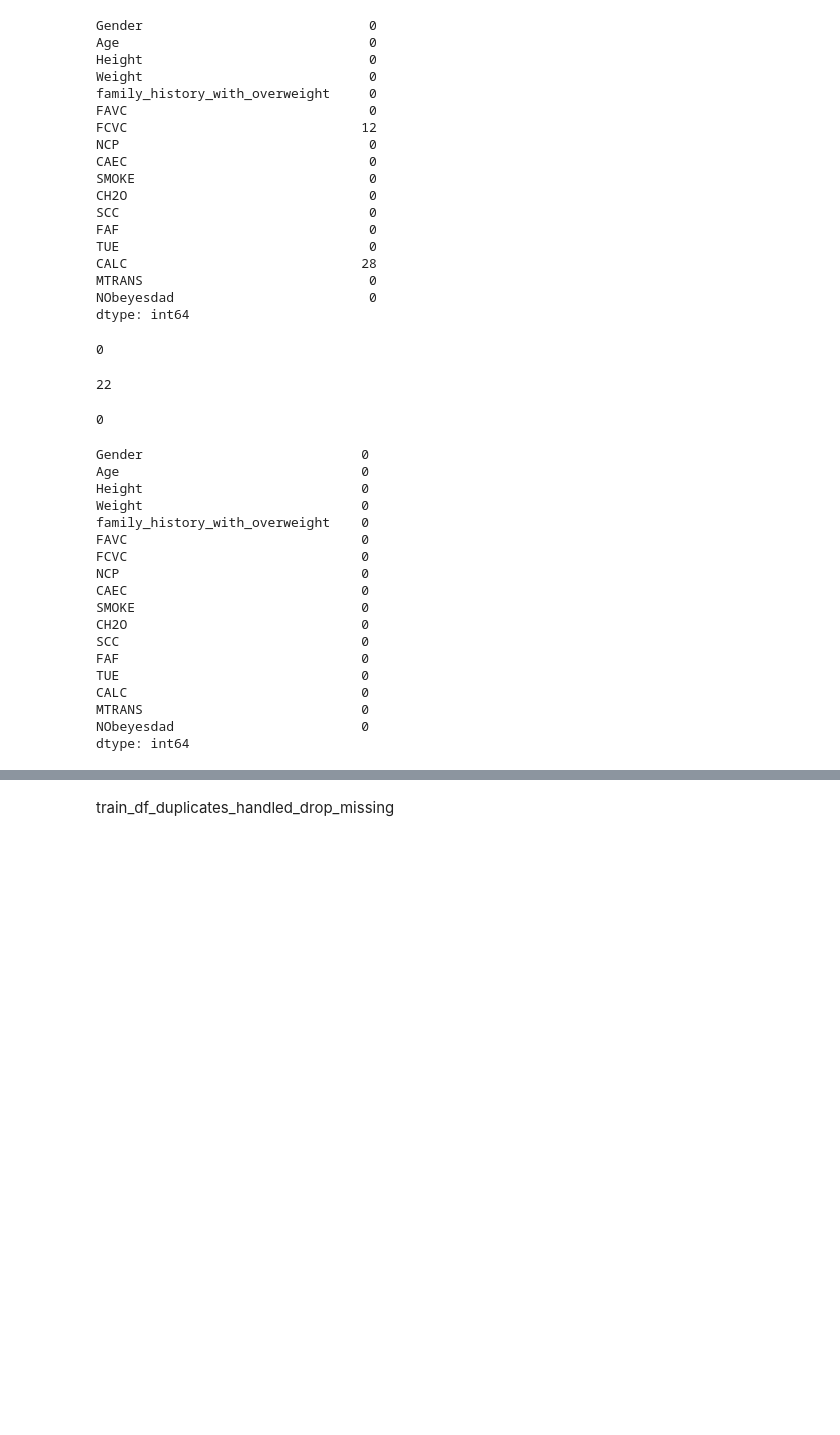
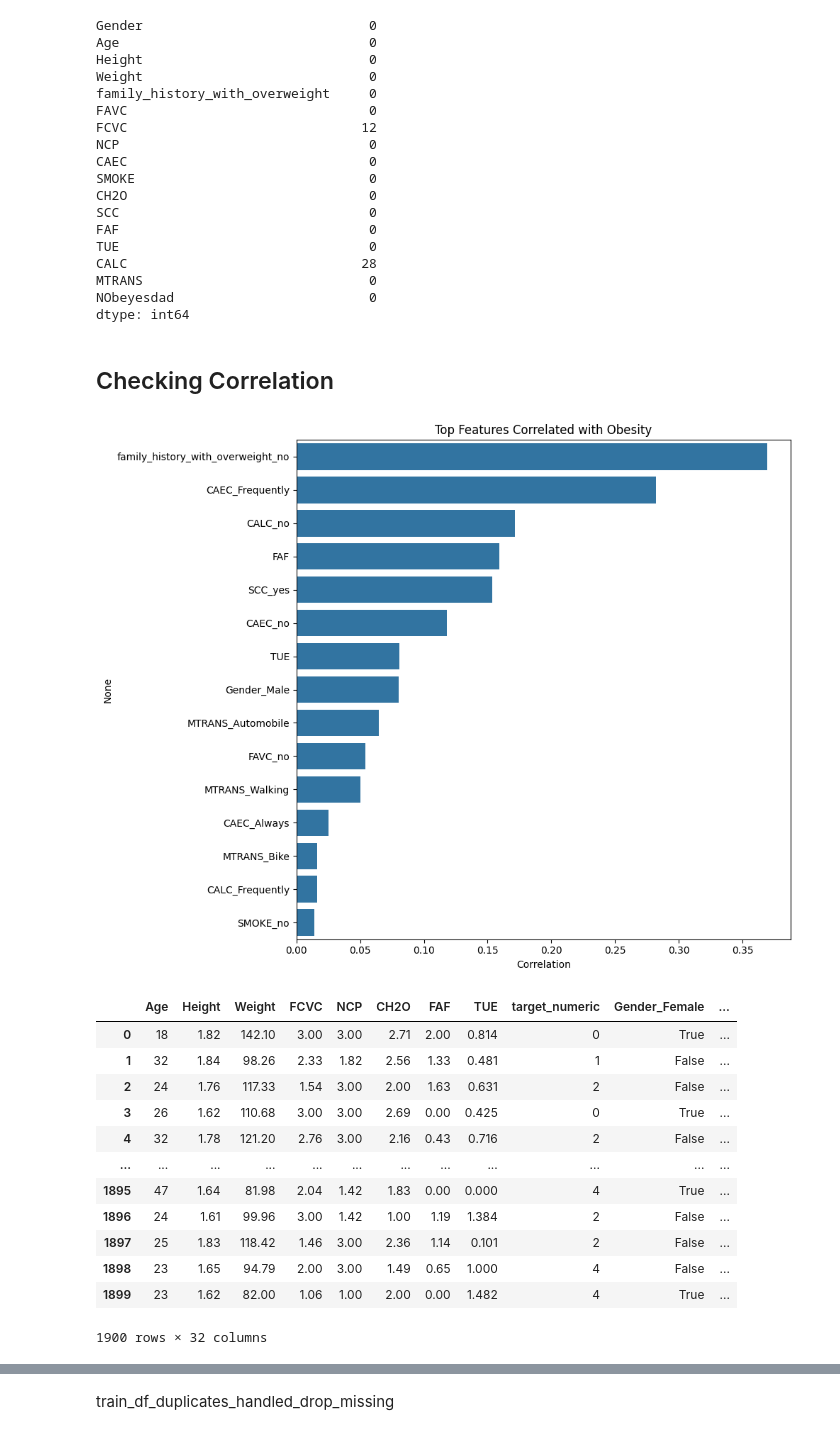
Before and after one commit to expygmalion/ObsMan, a Jupyter notebook: obesityFromScratch.ipynb, the cells around one changed output, grey strips where cells are left out. Drawn from its saved outputs; the diff is of its cells as text; code cells hidden in the pictures; blank space fills up the shorter version.

```diff
--- a/obesityFromScratch.ipynb
+++ b/obesityFromScratch.ipynb
@@ -90,11 +91,3 @@ CALC                              28
 MTRANS                             0
 NObeyesdad                         0
 dtype: int64
-# %%
-print(test_df.duplicated().sum())
-# %% [output]
-0
-# %%
-print(train_df.duplicated().sum())
-# %% [output]
-22
@@ -103,4 +93,0 @@ train_df_duplicates_handled = train_df.drop_duplicates()
-# %%
-print(train_df_duplicates_handled.duplicated().sum())
-# %% [output]
-0
@@ -109,21 +94,46 @@ train_df_duplicates_handled_drop_missing = train_df_duplicates_handled.dropna()
-# %%
-train_df_duplicates_handled_drop_missing.isnull().sum()
-# %% [output]
-Gender                            0
-Age                               0
-Height                            0
-Weight                            0
-family_history_with_overweight    0
-FAVC                              0
-FCVC                              0
-NCP                               0
-CAEC                              0
-SMOKE                             0
-CH2O                              0
-SCC                               0
-FAF                               0
-TUE                               0
-CALC                              0
-MTRANS                            0
-NObeyesdad                        0
-dtype: int64
+# %% [markdown]
+## Checking Correlation
+# %%
+# Convert target to numeric first
+target_mapping = {cat: i for i, cat in enumerate(train_df['NObeyesdad'].unique())}
+train_df['target_numeric'] = train_df['NObeyesdad'].map(target_mapping)
+
+# Handle categorical features
+data = train_df.copy()
+for col in data.select_dtypes(include=['object']).columns:
+    if col != 'NObeyesdad':
+        # Create dummy variables and drop the original
+        dummies = pd.get_dummies(data[col], prefix=col, drop_first=False)
+        data = pd.concat([data, dummies], axis=1)
+        data.drop(col, axis=1, inplace=True)
+
+# Drop the original target column
+if 'NObeyesdad' in data.columns:
+    data.drop('NObeyesdad', axis=1, inplace=True)
+
+# Calculate correlation with numeric target
+correlations = data.corr()['target_numeric'].drop('target_numeric').sort_values(ascending=False)
+
+# Plot
+plt.figure(figsize=(10, 8))
+sns.barplot(x=correlations.values[:15], y=correlations.index[:15])
+plt.title('Top Features Correlated with Obesity')
+plt.xlabel('Correlation')
+plt.tight_layout()
+plt.show()
+data
+# %% [output]
+[figure, added]
+|  | Age | Height | Weight | FCVC | NCP | CH2O | FAF | TUE | target_numeric | Gender_Female | ... |
+| 0 | 18 | 1.82 | 142.10 | 3.00 | 3.00 | 2.71 | 2.00 | 0.814 | 0 | True | ... |
+| 1 | 32 | 1.84 | 98.26 | 2.33 | 1.82 | 2.56 | 1.33 | 0.481 | 1 | False | ... |
+| 2 | 24 | 1.76 | 117.33 | 1.54 | 3.00 | 2.00 | 1.63 | 0.631 | 2 | False | ... |
+| 3 | 26 | 1.62 | 110.68 | 3.00 | 3.00 | 2.69 | 0.00 | 0.425 | 0 | True | ... |
+| 4 | 32 | 1.78 | 121.20 | 2.76 | 3.00 | 2.16 | 0.43 | 0.716 | 2 | False | ... |
+| ... | ... | ... | ... | ... | ... | ... | ... | ... | ... | ... | ... |
+| 1895 | 47 | 1.64 | 81.98 | 2.04 | 1.42 | 1.83 | 0.00 | 0.000 | 4 | True | ... |
+| 1896 | 24 | 1.61 | 99.96 | 3.00 | 1.42 | 1.00 | 1.19 | 1.384 | 2 | False | ... |
+| 1897 | 25 | 1.83 | 118.42 | 1.46 | 3.00 | 2.36 | 1.14 | 0.101 | 2 | False | ... |
+| 1898 | 23 | 1.65 | 94.79 | 2.00 | 3.00 | 1.49 | 0.65 | 1.000 | 4 | False | ... |
+| 1899 | 23 | 1.62 | 82.00 | 1.06 | 1.00 | 2.00 | 0.00 | 1.482 | 4 | True | ... |
+1900 rows × 32 columns
```
Also changed, not shown: parts of 117 cells of this notebook.
